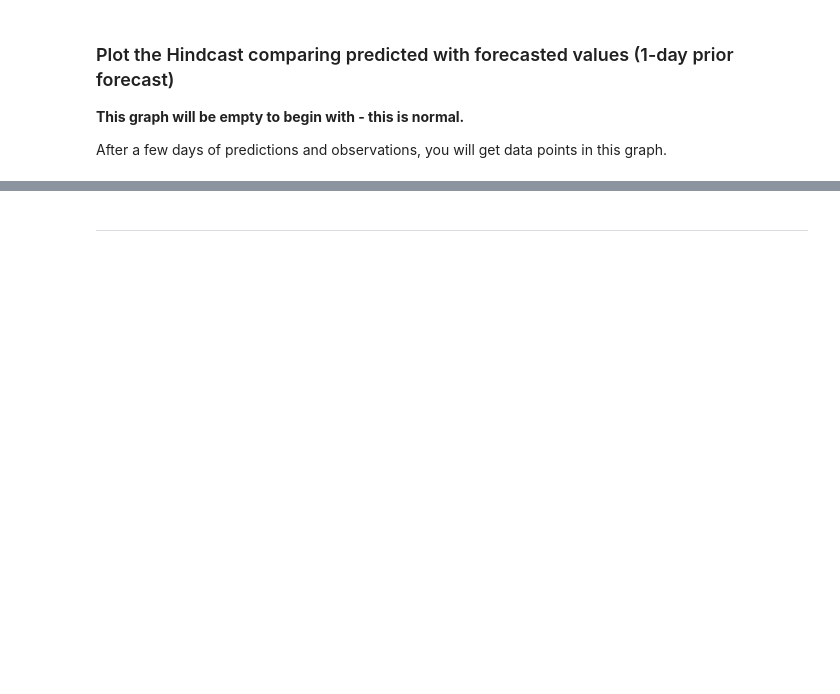
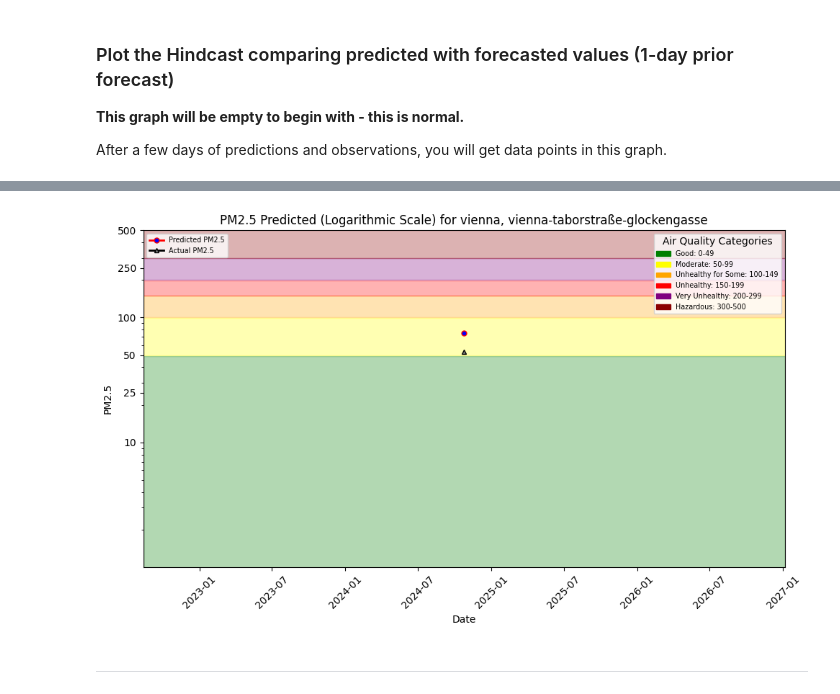
Before and after one commit to TheresaHoesl/AirQualityPrediction, a Jupyter notebook: notebooks/4_air_quality_batch_inference.ipynb, the cells around one changed output, grey strips where cells are left out. Saved outputs shown, nothing was run; the diff lists cells and outputs as text; code cells hidden in the pictures; blank space fills up the shorter version.

Commit message:
update for prediction with lagged value

```diff
--- a/notebooks/4_air_quality_batch_inference.ipynb
+++ b/notebooks/4_air_quality_batch_inference.ipynb
@@ -220,0 +279,2 @@ https://c.app.hopsworks.ai/p/1159326/jobs/named/aq_predictions_1_offline_fg_mate
+# %%
+monitor_lag_fg.insert(weather_tomorrow, write_options={"wait_for_job": True})
@@ -230,0 +304,3 @@ Finished: Reading data from Hopsworks, using Hopsworks Feature Query Service (0.
+# %%
+monitoring_lag_df = monitor_lag_fg.filter(monitor_lag_fg.days_before_forecast_day == 1).read()
+monitoring_lag_df
@@ -230,0 +313,3 @@ Finished: Reading data from Hopsworks, using Hopsworks Feature Query Service (0.
+# %%
+monitoring_lag_df['date'] = pd.to_datetime(monitoring_lag_df['date'].astype(str)).dt.tz_localize('UTC')
+monitoring_lag_df
@@ -266,0 +364,11 @@ hindcast_df
+# %%
+outcome_df = air_quality_df[['date', 'pm25']]
+preds_lag_df =  monitoring_lag_df[['date', 'predicted_pm25']]
+
+hindcast_lag_df = pd.merge(preds_lag_df, outcome_df, on="date")
+hindcast_lag_df = hindcast_lag_df.sort_values(by=['date'])
+
+# If there are no outcomes for predictions yet, generate some predictions/outcomes from existing data
+if len(hindcast_lag_df) == 0:
+    hindcast_lag_df = util.backfill_predictions_for_monitoring(weather_fg, air_quality_df, monitor_lag_fg, retrieved_xgboost_model_lag)
+hindcast_lag_df
@@ -284,2 +395,13 @@ plt.show()
+# %%
+file_path = "../docs/air-quality/assets/img/pm25_hindcast_1day_lag.png"
+if os.path.exists(os.path.dirname(file_path)):
+    plt = util.plot_air_quality_forecast(city, street, hindcast_lag_df, file_path, hindcast=True)
+else:
+    os.makedirs(os.path.dirname(file_path), exist_ok=True)
+    plt = util.plot_air_quality_forecast(city, street, hindcast_lag_df, file_path, hindcast=True)
+
+plt.show()
+# %% [output]
+[figure, added]
 # %% [markdown]
 ---
```
Also changed, not shown: parts of 28 cells of this notebook, 6 other files.
